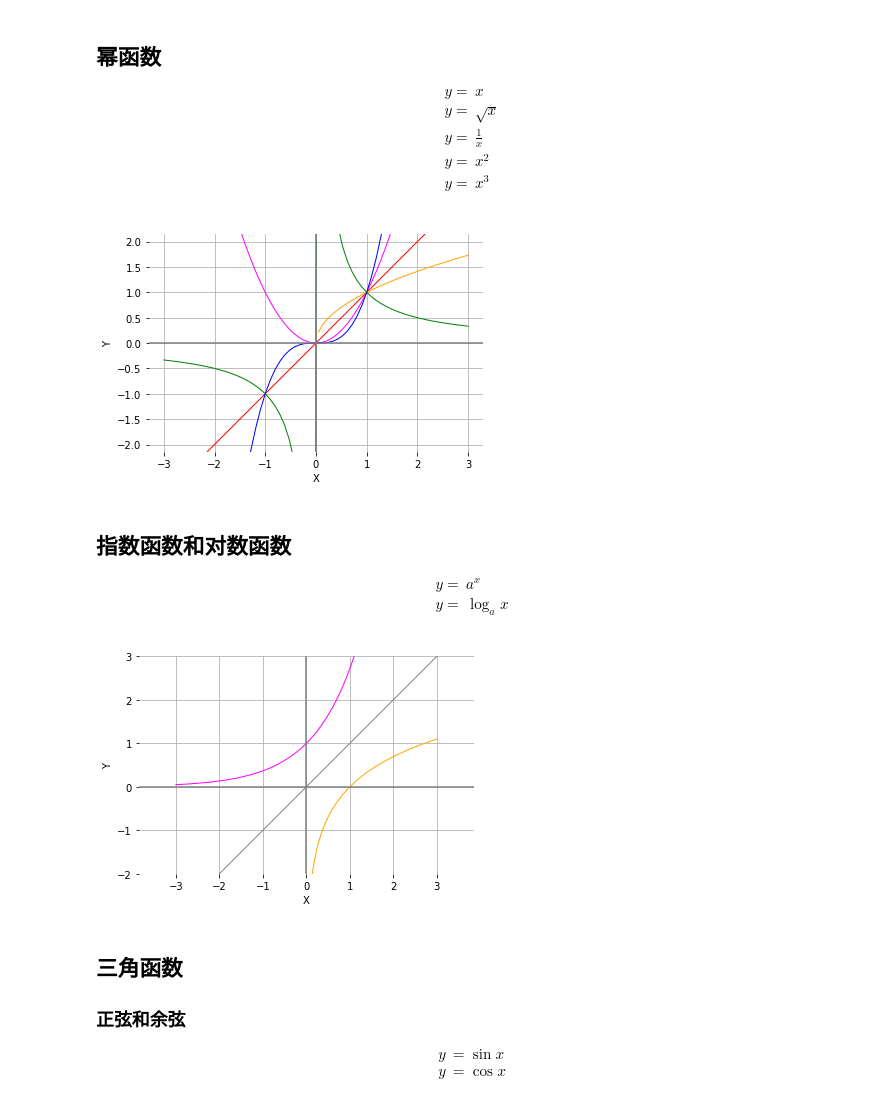
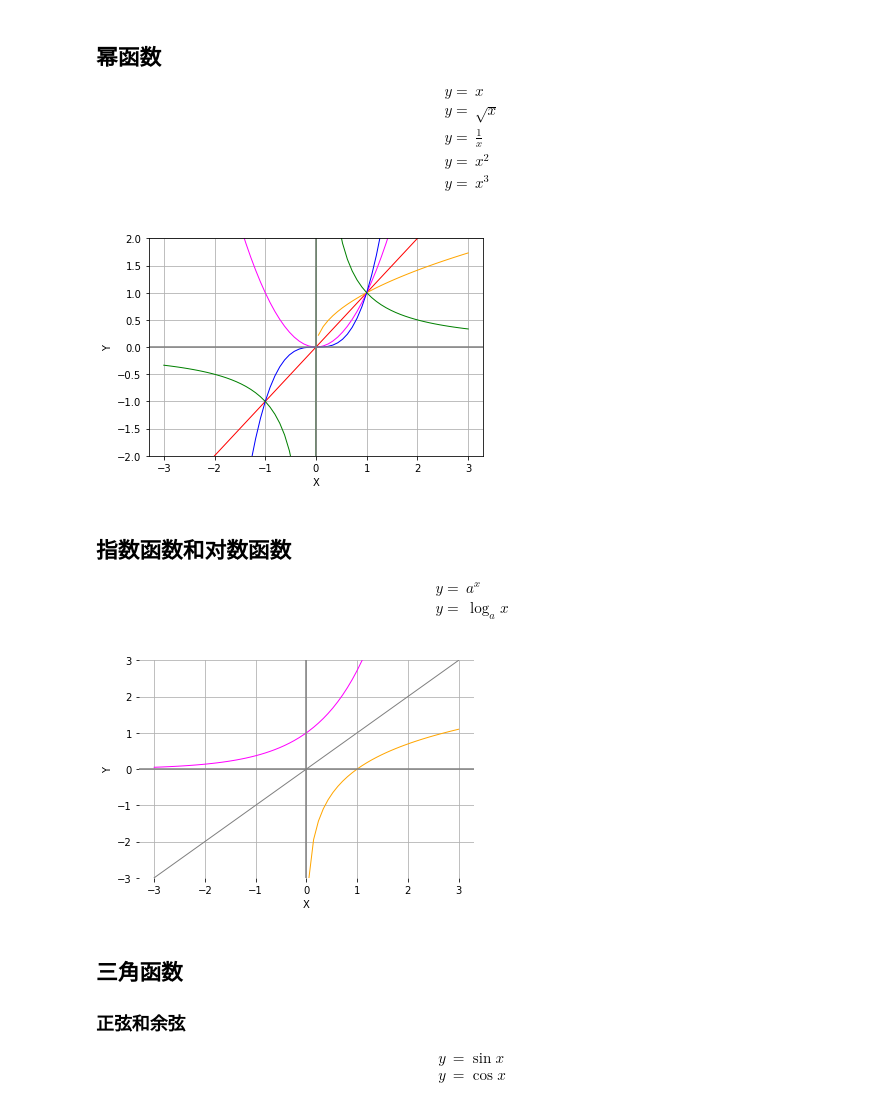
Before and after one commit to StevenBaby/archives, a Jupyter notebook: archives/数学理论/一些重要的函数图像.ipynb, the cells around one changed output. Drawn from its saved outputs; the diff is of its cells as text; code cells hidden in the pictures.

```diff
--- a/archives/数学理论/一些重要的函数图像.ipynb
+++ b/archives/数学理论/一些重要的函数图像.ipynb
@@ -37,17 +39,15 @@ plt.plot(x,x1,"orange",lw=1)
 plt.plot(x,x2,"magenta",lw=1)
 plt.plot(x,x3,"blue",lw=1)
 plt.plot(x,x4,"green",lw=1)
-plt.box()
 plt.grid(True)
 plt.ylim([-2, 2])
 plt.xlabel('X')
 plt.ylabel('Y')
 plt.axhline(color='grey')
 plt.axvline(color='grey')
-plt.axes().set_aspect('equal', 'datalim')
 plt.show()
 # %% [output]
-[figure, old version]
+[figure, new version]
 # %% [markdown]
 ## 指数函数和对数函数
 
@@ -60,22 +60,21 @@ $$
 # %%
 x = np.linspace(-3 , 3 ,64)
 x1 = np.power(np.e, x)
 x2 = np.log(x)
 
 plt.plot(x,x,"grey",lw=1)
 plt.plot(x,x1,"magenta",lw=1)
 plt.plot(x,x2,"orange",lw=1)
 plt.box()
 plt.grid(True)
-plt.ylim([-2, 3])
+plt.ylim([-3, 3])
 plt.xlabel('X')
 plt.ylabel('Y')
 plt.axhline(color='grey')
 plt.axvline(color='grey')
-plt.axes().set_aspect('equal', 'datalim')
 plt.show()
 # %% [output]
-[figure, old version]
+[figure, new version]
 # %% [markdown]
 ## 三角函数
 
```
Also changed, not shown: parts of 9 cells of this notebook, 3 other files.
